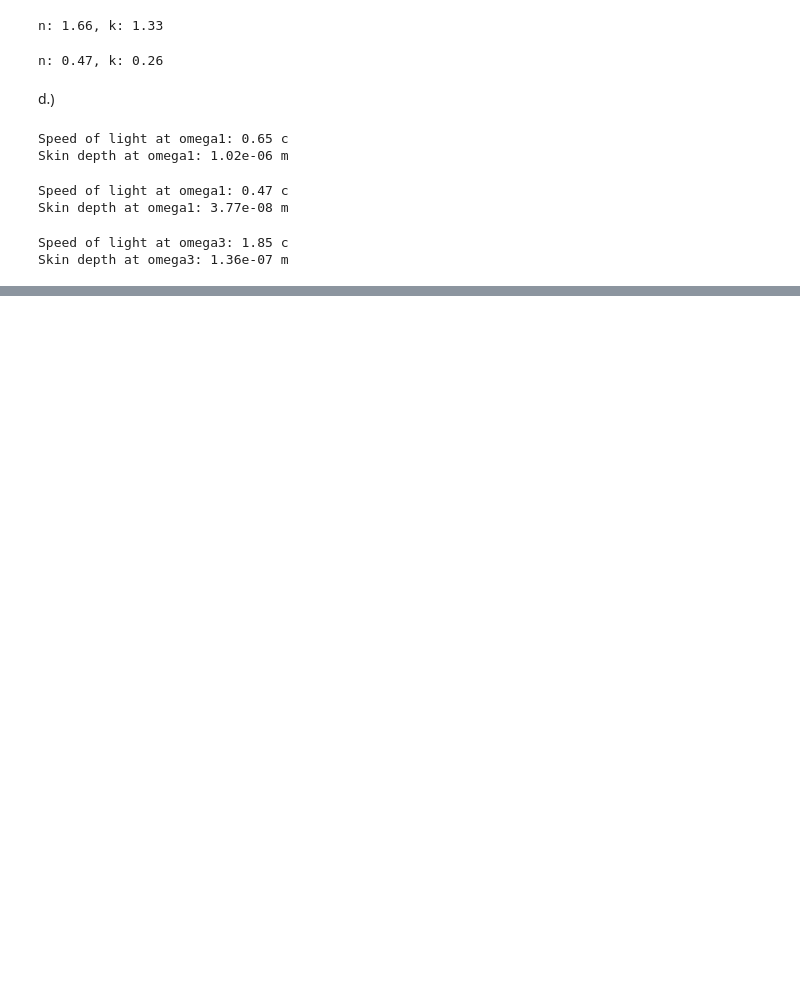
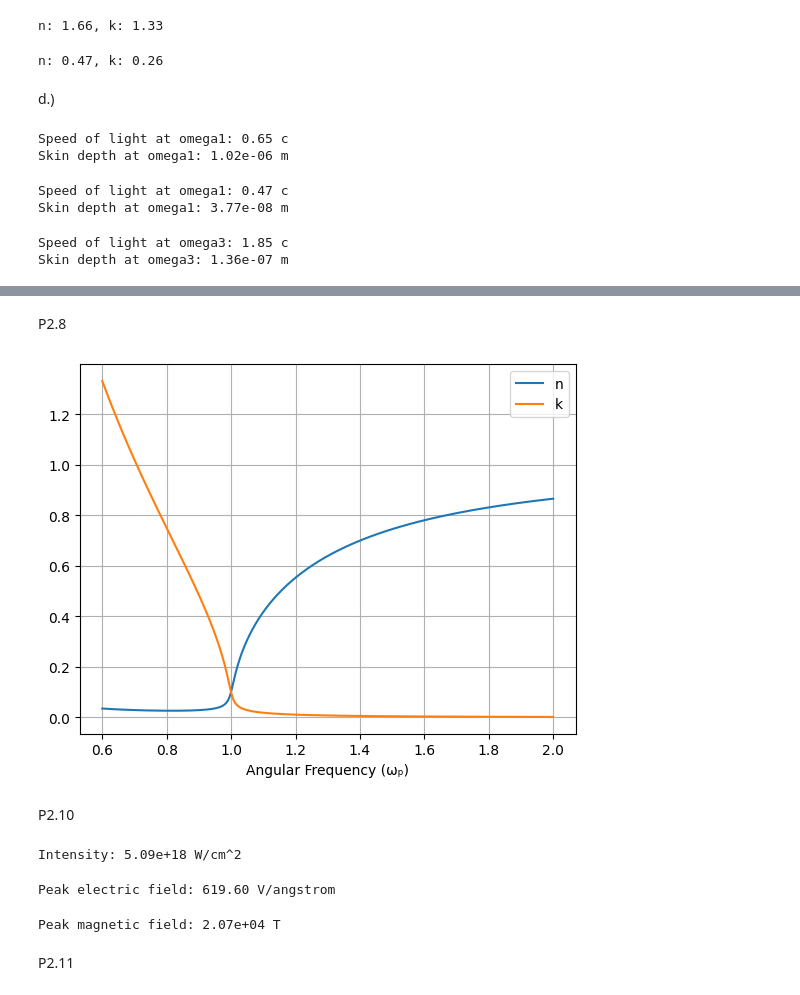
Before and after one commit to vieweghn/PHYS-330-Optics, a Jupyter notebook: HW2.ipynb, the cells around one changed output, grey strips where cells are left out. Cells and saved outputs as stored; diff of their text form; code cells hidden in the pictures; blank space fills up the shorter version.

```diff
--- a/HW2.ipynb
+++ b/HW2.ipynb
@@ -124,0 +170,51 @@ Skin depth at omega3: 1.36e-07 m
+# %% [markdown]
+P2.8
+# %%
+# Plot n and k as a function of frequency for a conductor
+omegap = 1
+gamma = 0.02 * omegap
+omega = np.linspace(0.6 * omegap, 2 * omegap, 1000)
+# epsilon = (n + ik)^2
+epsilon = 1 - (omegap**2) / (omega**2 + i*gamma*omega)
+n = np.real(np.sqrt(epsilon))
+k = np.imag(np.sqrt(epsilon))
+plt.plot(omega, n, label='n')
+plt.plot(omega, k, label='k')
+plt.xlabel('Angular Frequency (ωₚ)')
+plt.legend()
+plt.grid()
+plt.show()
+# %% [output]
+[figure, added]
+# %% [markdown]
+P2.10
+# %%
+# a.) Find intensity (W / cm^2)
+dt = 2.5 * 10**(-14)
+E = 100e-3 # J
+r = 5e-4 # cm
+A = np.pi * r**2# cm^2
+I = E / (A * dt) # W / cm^2
+print(f"Intensity: {I:.2e} W/cm^2")
+# %% [output]
+Intensity: 5.09e+18 W/cm^2
+# %%
+# b.) Peak electric field (V / angstrom)
+n = 1
+epsilon0 = 8.85*10**(-12) # F/m
+c = 2.998*10**8 # m/s
+E0 = np.sqrt(2 * I*(1e2)**2 / (n * epsilon0 * c)) # V/m
+E0_angstrom = E0 * 1e-10 # V/angstrom
+print(f"Peak electric field: {E0_angstrom:.2f} V/angstrom")
+# %% [output]
+Peak electric field: 619.60 V/angstrom
+# %%
+# c.) Peak Magenetic field (T)
+# c = omega / k
+# B0 = k * E0 / omega
+B = E0 / c  # T
+print(f"Peak magnetic field: {B:.2e} T")
+# %% [output]
+Peak magnetic field: 2.07e+04 T
+# %% [markdown]
+P2.11
```
Also changed, not shown: parts of 6 cells of this notebook.
